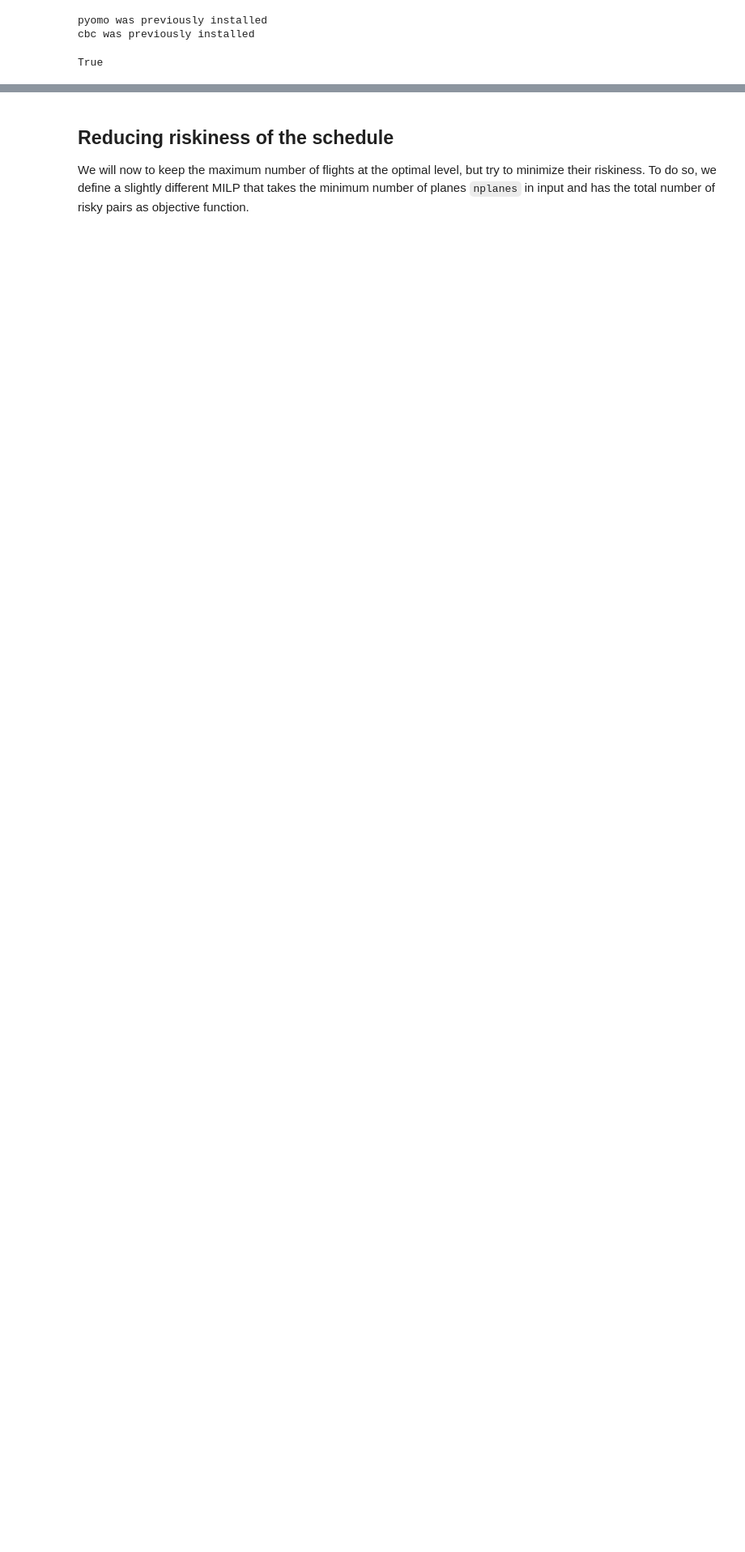
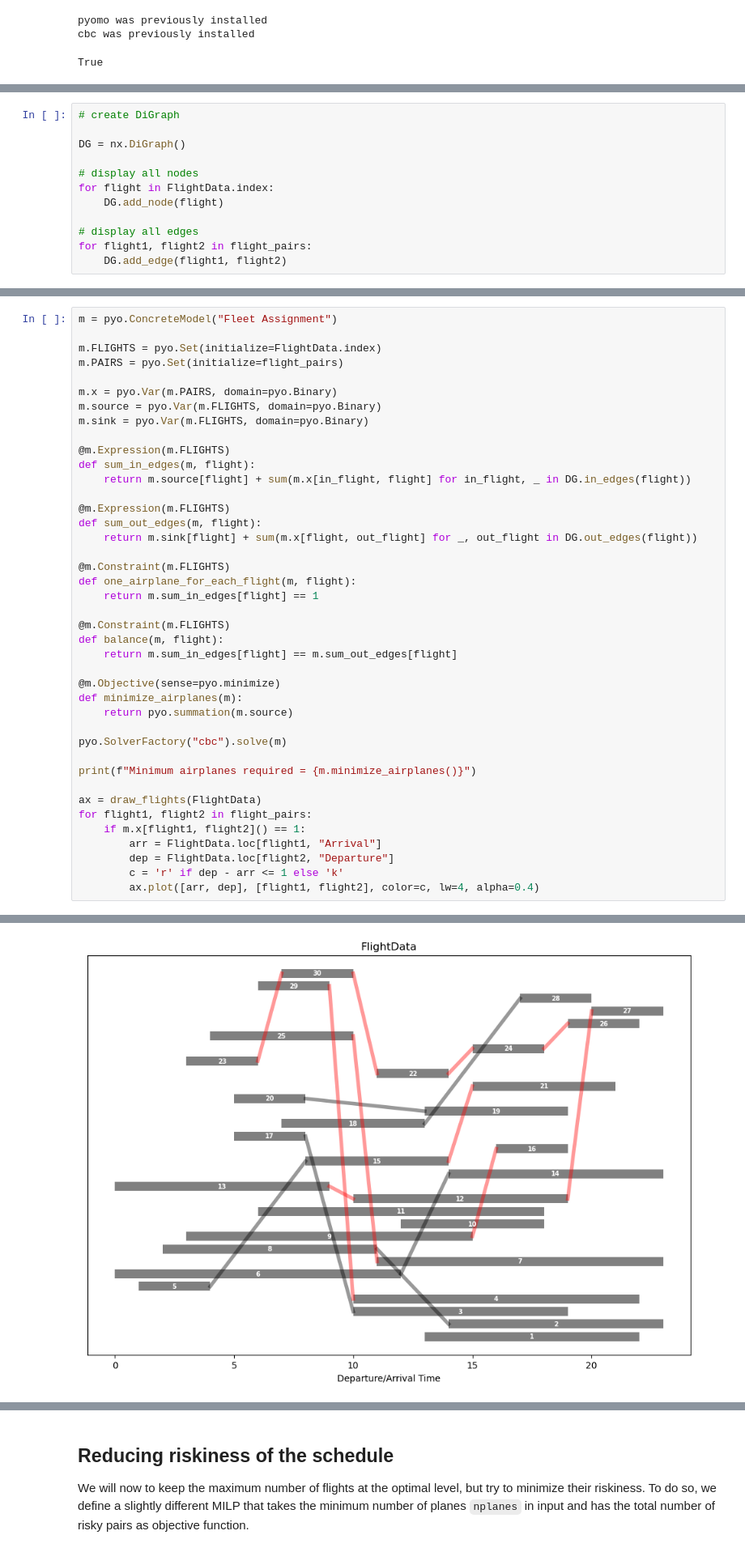
Before and after one commit to mobook/MO-book, a Jupyter notebook: notebooks/07/fleet-assignment.ipynb, the cells around one changed output, grey strips where cells are left out. Shown at 81% size. Saved outputs shown, nothing was run; the diff lists cells and outputs as text; blank space fills up the shorter version.

```diff
--- a/notebooks/07/fleet-assignment.ipynb
+++ b/notebooks/07/fleet-assignment.ipynb
@@ -58,0 +88,12 @@ FlightData, seed = generate_flight_list()
+# %%
+# create DiGraph
+
+DG = nx.DiGraph()
+
+# display all nodes
+for flight in FlightData.index:
+    DG.add_node(flight)
+
+# display all edges
+for flight1, flight2 in flight_pairs:
+    DG.add_edge(flight1, flight2)
@@ -58,0 +102,42 @@ FlightData, seed = generate_flight_list()
+# %%
+m = pyo.ConcreteModel("Fleet Assignment")
+
+m.FLIGHTS = pyo.Set(initialize=FlightData.index)
+m.PAIRS = pyo.Set(initialize=flight_pairs)
+
+m.x = pyo.Var(m.PAIRS, domain=pyo.Binary)
+m.source = pyo.Var(m.FLIGHTS, domain=pyo.Binary)
+m.sink = pyo.Var(m.FLIGHTS, domain=pyo.Binary)
+
+@m.Expression(m.FLIGHTS)
+def sum_in_edges(m, flight):
+    return m.source[flight] + sum(m.x[in_flight, flight] for in_flight, _ in DG.in_edges(flight))
+
+@m.Expression(m.FLIGHTS)
+def sum_out_edges(m, flight):
+    return m.sink[flight] + sum(m.x[flight, out_flight] for _, out_flight in DG.out_edges(flight))
+
+@m.Constraint(m.FLIGHTS)
+def one_airplane_for_each_flight(m, flight):
+    return m.sum_in_edges[flight] == 1
+
+@m.Constraint(m.FLIGHTS)
+def balance(m, flight):
+    return m.sum_in_edges[flight] == m.sum_out_edges[flight]
+
+@m.Objective(sense=pyo.minimize)
+def minimize_airplanes(m):
+    return pyo.summation(m.source)
+
+pyo.SolverFactory("cbc").solve(m)
+
+print(f"Minimum airplanes required = {m.minimize_airplanes()}")
+
+ax = draw_flights(FlightData)
+for flight1, flight2 in flight_pairs:
+    if m.x[flight1, flight2]() == 1:
+        arr = FlightData.loc[flight1, "Arrival"]
+        dep = FlightData.loc[flight2, "Departure"]
+        c = 'r' if dep - arr <= 1 else 'k'
+        ax.plot([arr, dep], [flight1, flight2], color=c, lw=4, alpha=0.4)
+# %% [output]
@@ -58,0 +145 @@ FlightData, seed = generate_flight_list()
+[figure, added]
```
Also changed, not shown: parts of 16 cells of this notebook.
